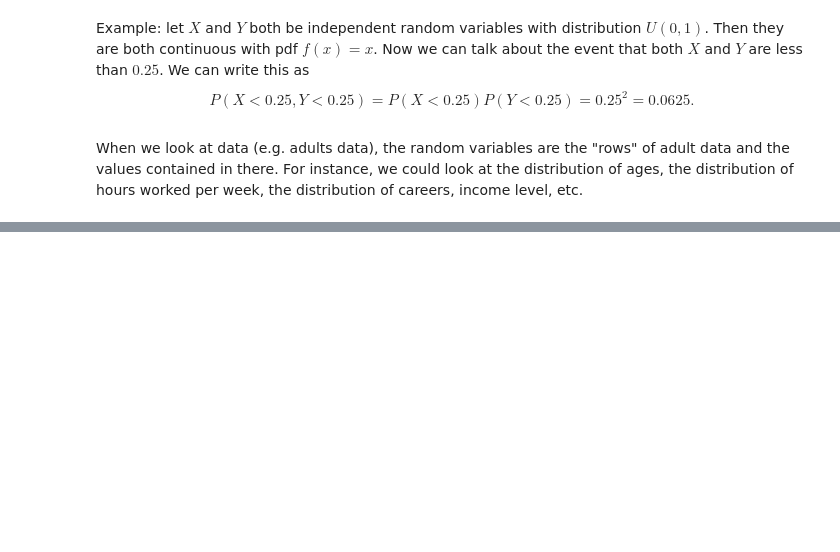
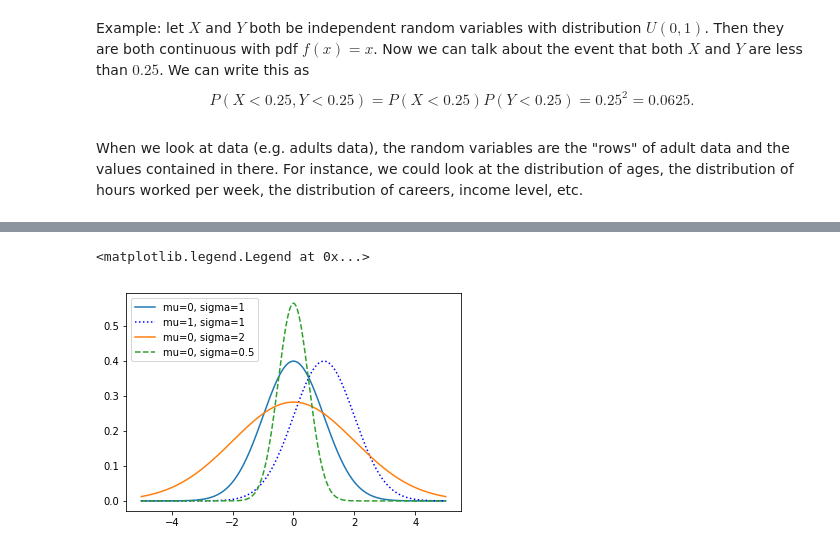
Before and after one commit to jtanderson/COSC-311-Fall2020, a Jupyter notebook: ContinuousDistributions.ipynb, the cells around one changed output, grey strips where cells are left out. Drawn from its saved outputs; the diff is of its cells as text; code cells hidden in the pictures; blank space fills up the shorter version.

```diff
--- a/ContinuousDistributions.ipynb
+++ b/ContinuousDistributions.ipynb
@@ -65,0 +75,16 @@ When we look at data (e.g. adults data), the random variables are the "rows" of
+# %%
+# in python...
+def normal_pdf(x, mu, sigma):
+    return np.exp(-1*(x-mu)**2/(2 * sigma**2))/(np.sqrt(2*np.pi*sigma))
+# %%
+xs = np.arange(-5,5,0.001)
+plt.plot(xs, [normal_pdf(x, 0, 1) for x in xs], label='mu=0, sigma=1')
+plt.plot(xs, [normal_pdf(x, 1, 1) for x in xs], 'b:', label='mu=1, sigma=1')
+plt.plot(xs, [normal_pdf(x, 0, 2) for x in xs], '-', label='mu=0, sigma=2')
+plt.plot(xs, [normal_pdf(x, 0, 0.5) for x in xs], '--', label='mu=0, sigma=0.5')
+plt.legend(loc=2)
+
+#plt.plot(xs, [normal_pdf(x, 0, 1) for x in xs])
+# %% [output]
+<matplotlib.legend.Legend at 0x...>
+[figure, added]
```
Also changed, not shown: parts of 19 cells of this notebook, 2 other files.
